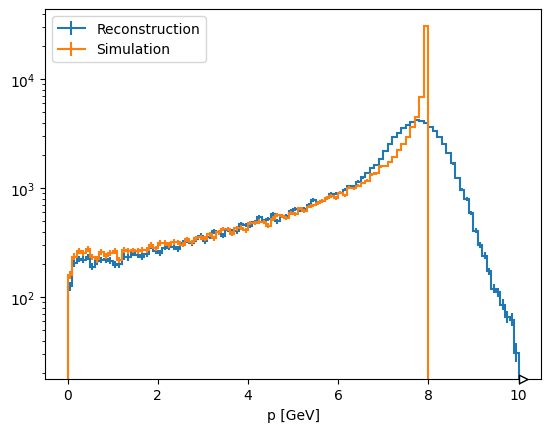
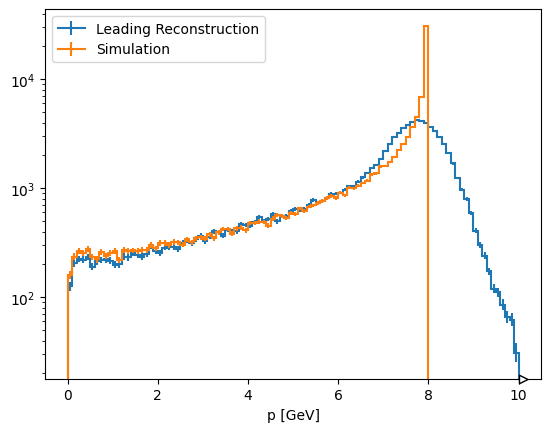
Code edit (unified diff) that turned the first committed figure into the second:
--- before
+++ after
@@ -1,4 +1,4 @@
-f['rec_momentum'].to_hist().plot(label='Reconstruction')
-f['sim_momentum'].to_hist().plot(label='Simulation')
+f['rec_momentum'].plot(label='Leading Reconstruction')
+f['sim_momentum'].plot(label='Simulation')
 plt.yscale('log')
 plt.legend()

Commit: storing histogram re-names from before, unsure if runs